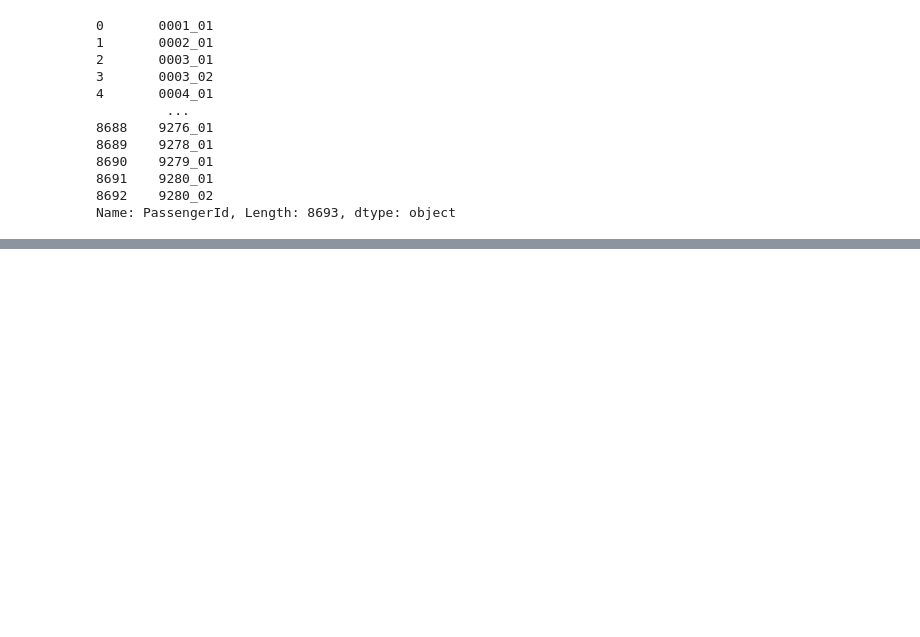
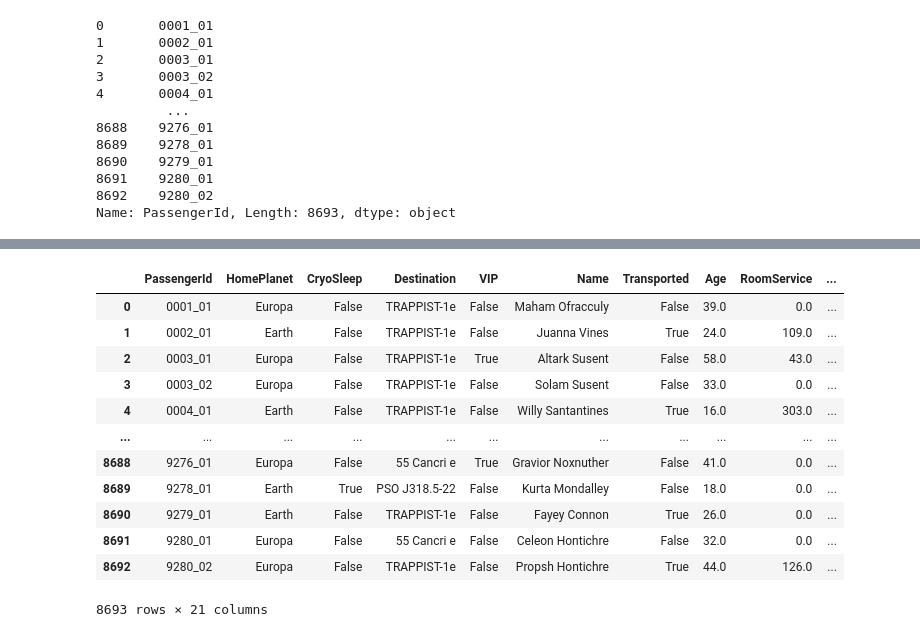
Before and after one commit to gustavossbarros/Ironhack_Final_Project_Spaceship_Titanic, a Jupyter notebook: deliverables/Final Bootcamp Project - Spaceship Titanic.ipynb, the cells around one changed output, grey strips where cells are left out. Drawn from its saved outputs; the diff is of its cells as text; code cells hidden in the pictures; blank space fills up the shorter version.

```diff
--- a/deliverables/Final Bootcamp Project - Spaceship Titanic.ipynb
+++ b/deliverables/Final Bootcamp Project - Spaceship Titanic.ipynb
@@ -336,13 +237,0 @@ plt.show()
-# %%
-def bucketing(df):
-    # creating the bucket names using a for loop and list comprehension
-    bucket_names_8 = [f'Bucket {i}' for i in range(8)]
-    bucket_names_6 = [f'Bucket {i}' for i in range(6)]
-
-    # rewriting the column GroupNumber with the bucketed data
-    df['GroupNumber'] = pd.cut(df['GroupNumber'], bins=8, labels=bucket_names_8)
-
-    # rewriting column CabinNumber with the bucketed data
-    df['CabinNumber'] = pd.cut(df['CabinNumber'], bins=6, labels=bucket_names_6)
-
-    return df
@@ -351,0 +338,13 @@ test_data = bucketing(test_data)
+# %%
+def bucketing(df):
+    # creating the bucket names using a for loop and list comprehension
+    bucket_names_8 = [f'Bucket {i}' for i in range(8)]
+    bucket_names_6 = [f'Bucket {i}' for i in range(6)]
+
+    # creating column GroupNumberBucket
+    df['GroupNumberBuckets'] = pd.cut(df['GroupNumber'], bins=8, labels=bucket_names_8)
+
+    # creating column CabinNumberBucket
+    df['CabinNumberBuckets'] = pd.cut(df['CabinNumber'], bins=6, labels=bucket_names_6)
+
+    return df
@@ -351,0 +354,16 @@ test_data = bucketing(test_data)
+# %%
+train_data
+# %% [output]
+|  | PassengerId | HomePlanet | CryoSleep | Destination | VIP | Name | Transported | Age | RoomService | ... |
+| 0 | 0001_01 | Europa | False | TRAPPIST-1e | False | Maham Ofracculy | False | 39.0 | 0.0 | ... |
+| 1 | 0002_01 | Earth | False | TRAPPIST-1e | False | Juanna Vines | True | 24.0 | 109.0 | ... |
+| 2 | 0003_01 | Europa | False | TRAPPIST-1e | True | Altark Susent | False | 58.0 | 43.0 | ... |
+| 3 | 0003_02 | Europa | False | TRAPPIST-1e | False | Solam Susent | False | 33.0 | 0.0 | ... |
+| 4 | 0004_01 | Earth | False | TRAPPIST-1e | False | Willy Santantines | True | 16.0 | 303.0 | ... |
+| ... | ... | ... | ... | ... | ... | ... | ... | ... | ... | ... |
+| 8688 | 9276_01 | Europa | False | 55 Cancri e | True | Gravior Noxnuther | False | 41.0 | 0.0 | ... |
+| 8689 | 9278_01 | Earth | True | PSO J318.5-22 | False | Kurta Mondalley | False | 18.0 | 0.0 | ... |
+| 8690 | 9279_01 | Earth | False | TRAPPIST-1e | False | Fayey Connon | True | 26.0 | 0.0 | ... |
+| 8691 | 9280_01 | Europa | False | 55 Cancri e | False | Celeon Hontichre | False | 32.0 | 0.0 | ... |
+| 8692 | 9280_02 | Europa | False | TRAPPIST-1e | False | Propsh Hontichre | True | 44.0 | 126.0 | ... |
+8693 rows × 21 columns
```
Also changed, not shown: parts of 40 cells of this notebook.
